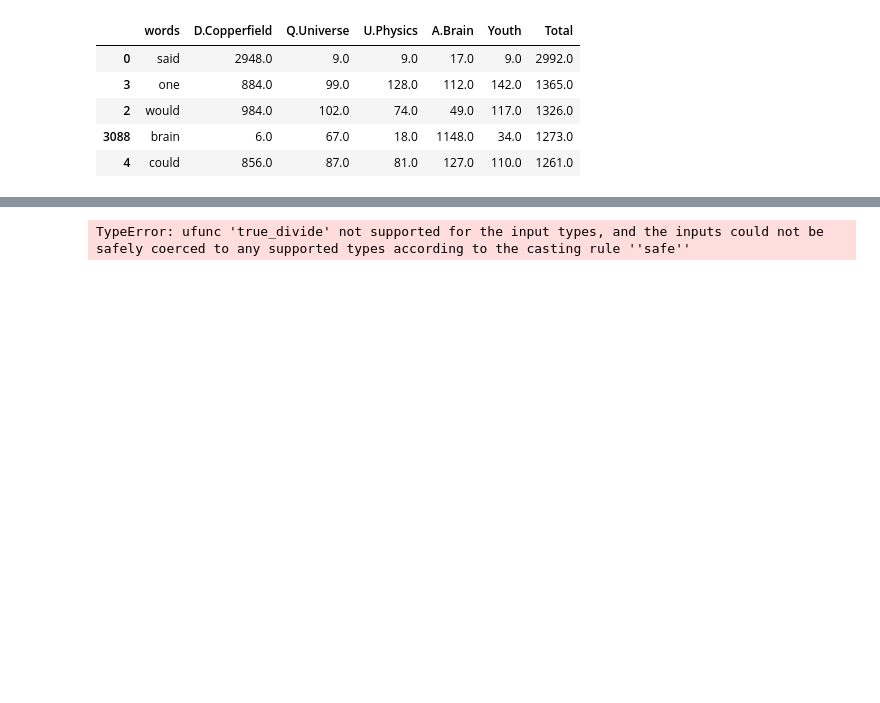
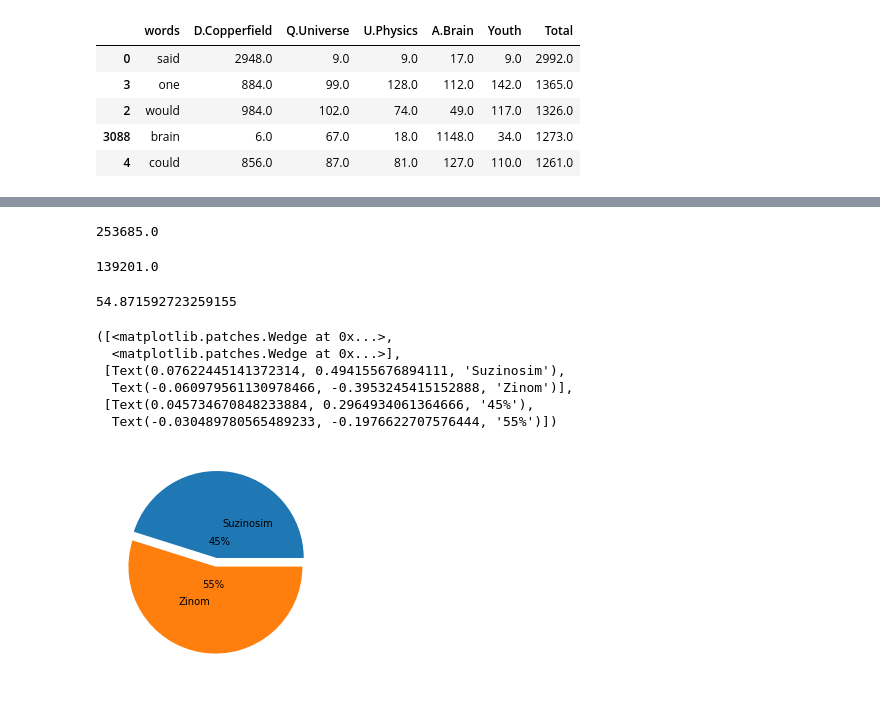
Before and after one commit to jjaabb/Book-words-counts, a Jupyter notebook: Merge book csv files.ipynb, the cells around one changed output, grey strips where cells are left out. Drawn from its saved outputs; the diff is of its cells as text; code cells hidden in the pictures; blank space fills up the shorter version.

Commit message:
pie diagram and merged df

```diff
--- a/Merge book csv files.ipynb
+++ b/Merge book csv files.ipynb
@@ -154,0 +164,3 @@ IndexError: invalid index to scalar variable.
+# %%
+dropNfinal = final.dropna()
+dropNfinal.shape
@@ -155,5 +189,26 @@ IndexError: invalid index to scalar variable.
+# %%
+tot_sum = dropNfinal['Total'].sum()
+tot_sum
+# %% [output]
+253685.0
+# %%
+knew_count = dropNfinal['Total'].iloc[:1000].sum()
+knew_count
+# %% [output]
+139201.0
 # %%
-percent = a / w_sum * 100
+percent = (knew_count / tot_sum) * 100
 percent
 # %% [output]
-TypeError: ufunc 'true_divide' not supported for the input types, and the inputs could not be safely coerced to any supported types according to the casting rule ''safe''
+54.871592723259155
+# %%
+per = [(100 - percent), percent]
+plt.pie(per, labels=["Suzinosim", 'Zinom'], autopct='%1.0f%%', pctdistance=0.2, labeldistance=0.4, explode = (0.1, 0))
+# %% [output]
+([<matplotlib.patches.Wedge at 0x...>,
+  <matplotlib.patches.Wedge at 0x...>],
+ [Text(0.07622445141372314, 0.494155676894111, 'Suzinosim'),
+  Text(-0.060979561130978466, -0.3953245415152888, 'Zinom')],
+ [Text(0.045734670848233884, 0.2964934061364666, '45%'),
+  Text(-0.030489780565489233, -0.1976622707576444, '55%')])
+[figure, added]
```
Also changed, not shown: parts of 9 cells of this notebook, 1 other file.
